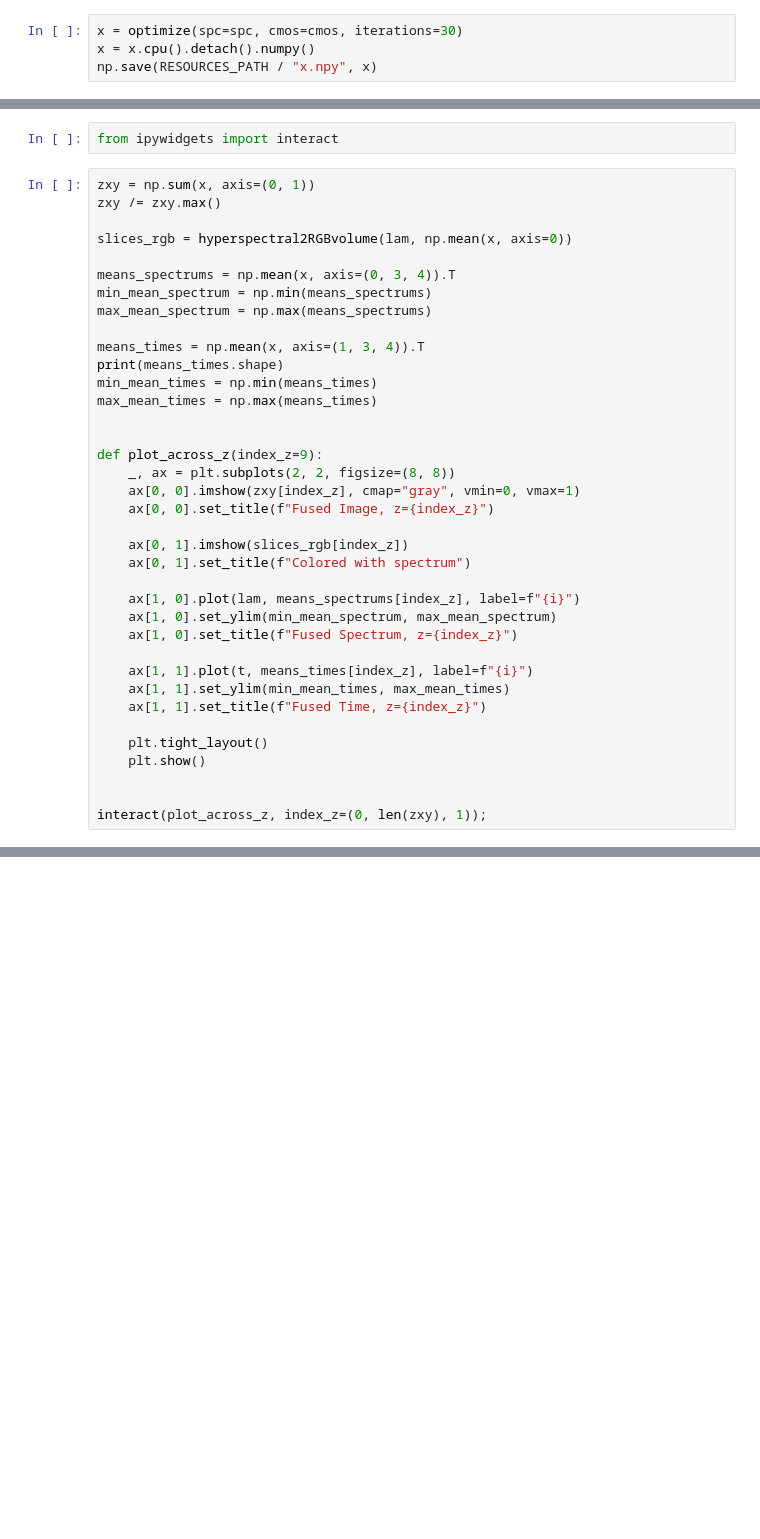
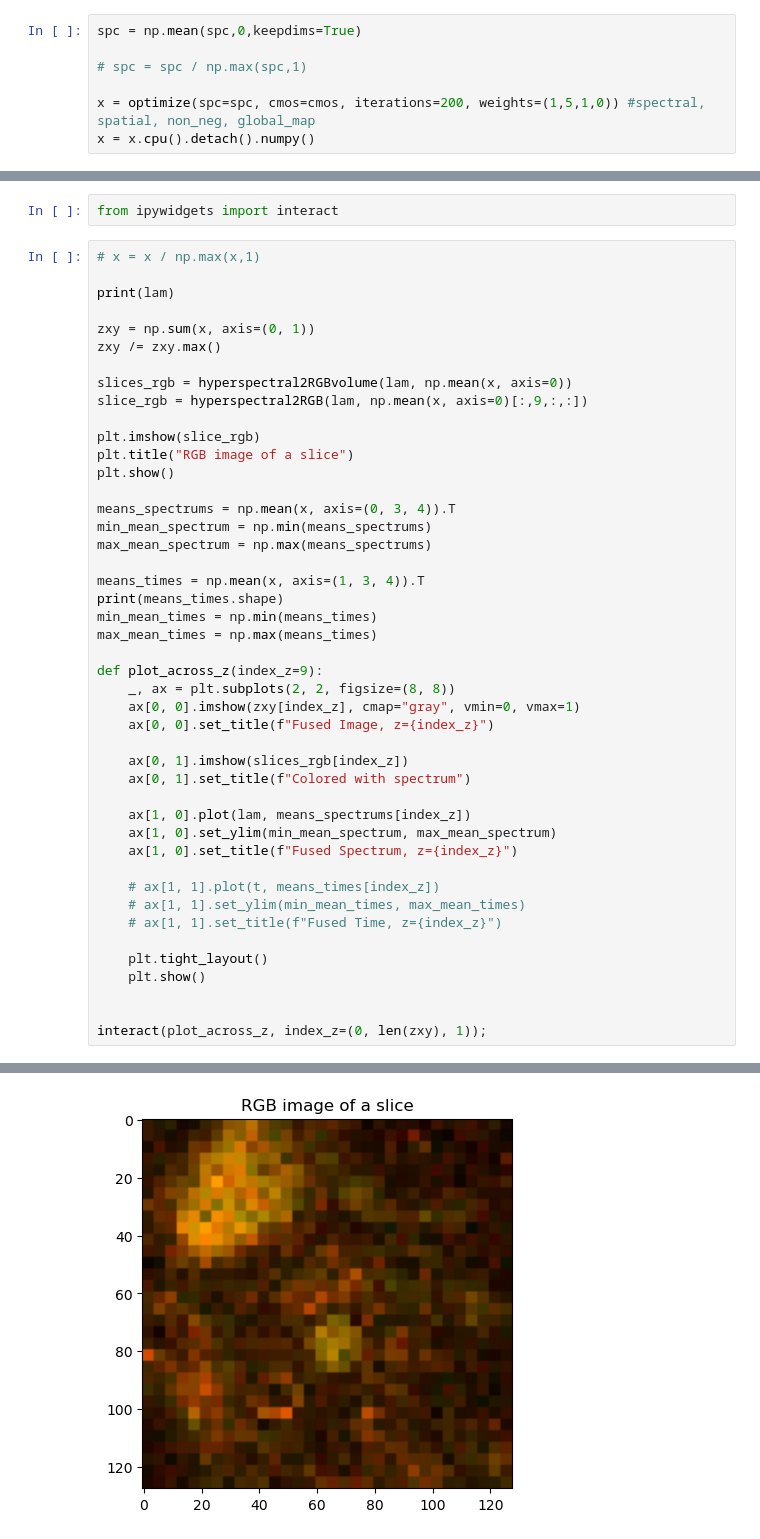
Before and after one commit to FluoLab/datafusion, a Jupyter notebook: analysis.ipynb, the cells around one changed output, grey strips where cells are left out. Saved outputs shown, nothing was run; the diff lists cells and outputs as text; blank space fills up the shorter version.

```diff
--- a/analysis.ipynb
+++ b/analysis.ipynb
@@ -114,7 +116,10 @@ plt.show()
 # %% [markdown]
 ## Fusion through optimization
 # %%
-x = optimize(spc=spc, cmos=cmos, iterations=30)
+spc = np.mean(spc,0,keepdims=True)
+
+# spc = spc / np.max(spc,1)
+
+x = optimize(spc=spc, cmos=cmos, iterations=200, weights=(1,5,1,0)) #spectral, spatial, non_neg, global_map
 x = x.cpu().detach().numpy()
-np.save(RESOURCES_PATH / "x.npy", x)
 # %% [output]
@@ -140,10 +145,19 @@ Iteration 30 | Spectral: 0.0023 | Spatial: 0.0007 | Non Neg: 0.0006 |
 # %%
 from ipywidgets import interact
 # %%
+# x = x / np.max(x,1)
+
+print(lam)
+
 zxy = np.sum(x, axis=(0, 1))
 zxy /= zxy.max()
 
 slices_rgb = hyperspectral2RGBvolume(lam, np.mean(x, axis=0))
+slice_rgb = hyperspectral2RGB(lam, np.mean(x, axis=0)[:,9,:,:])
+
+plt.imshow(slice_rgb)
+plt.title("RGB image of a slice")
+plt.show()
 
 means_spectrums = np.mean(x, axis=(0, 3, 4)).T
 min_mean_spectrum = np.min(means_spectrums)
@@ -154,7 +168,6 @@ print(means_times.shape)
 min_mean_times = np.min(means_times)
 max_mean_times = np.max(means_times)
 
-
 def plot_across_z(index_z=9):
     _, ax = plt.subplots(2, 2, figsize=(8, 8))
     ax[0, 0].imshow(zxy[index_z], cmap="gray", vmin=0, vmax=1)
@@ -163,13 +176,13 @@ def plot_across_z(index_z=9):
     ax[0, 1].imshow(slices_rgb[index_z])
     ax[0, 1].set_title(f"Colored with spectrum")
 
-    ax[1, 0].plot(lam, means_spectrums[index_z], label=f"{i}")
+    ax[1, 0].plot(lam, means_spectrums[index_z])
     ax[1, 0].set_ylim(min_mean_spectrum, max_mean_spectrum)
     ax[1, 0].set_title(f"Fused Spectrum, z={index_z}")
 
-    ax[1, 1].plot(t, means_times[index_z], label=f"{i}")
-    ax[1, 1].set_ylim(min_mean_times, max_mean_times)
-    ax[1, 1].set_title(f"Fused Time, z={index_z}")
+    # ax[1, 1].plot(t, means_times[index_z])
+    # ax[1, 1].set_ylim(min_mean_times, max_mean_times)
+    # ax[1, 1].set_title(f"Fused Time, z={index_z}")
 
     plt.tight_layout()
     plt.show()
@@ -180,0 +197 @@ interact(plot_across_z, index_z=(0, len(zxy), 1));
+[figure, added]
```
Also changed, not shown: parts of 9 cells of this notebook, 8 other files.
